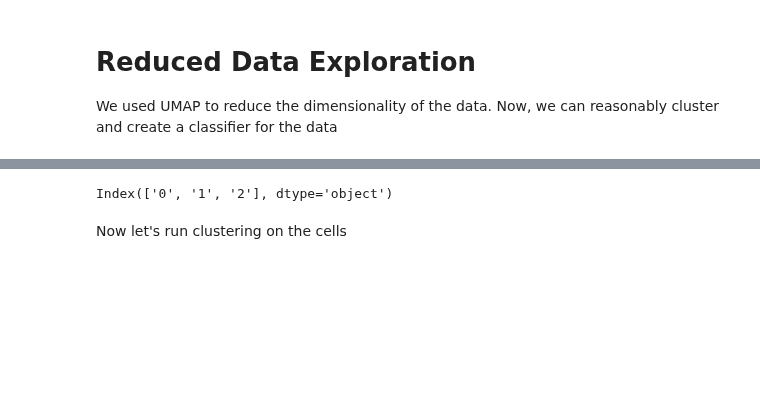
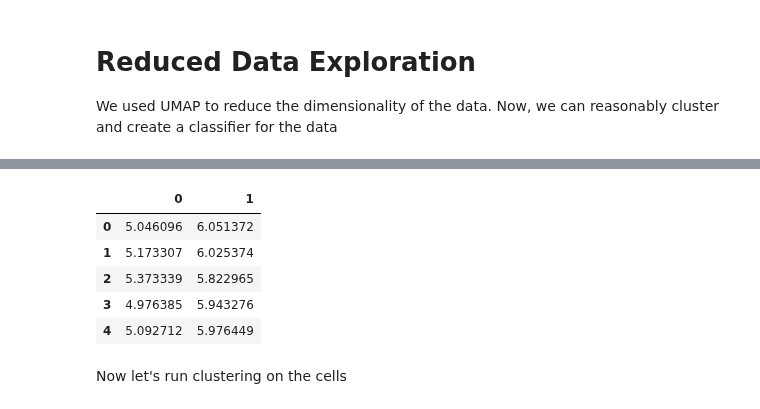
Before and after one commit to jlehrer1/comparative-organoids, a Jupyter notebook: notebooks/reduced_data_exploration_01.ipynb, the cells around one changed output, grey strips where cells are left out. Saved outputs shown, nothing was run; the diff lists cells and outputs as text; code cells hidden in the pictures; blank space fills up the shorter version.

```diff
--- a/notebooks/reduced_data_exploration_01.ipynb
+++ b/notebooks/reduced_data_exploration_01.ipynb
@@ -26,7 +27,12 @@ prim_umap = pd.read_csv('../data/processed/primary_reduction_neighbors_50_compon
 # %%
-prim_umap.columns
+prim_umap.head()
 # %% [output]
-Index(['0', '1', '2'], dtype='object')
+|  | 0 | 1 |
+| 0 | 5.046096 | 6.051372 |
+| 1 | 5.173307 | 6.025374 |
+| 2 | 5.373339 | 5.822965 |
+| 3 | 4.976385 | 5.943276 |
+| 4 | 5.092712 | 5.976449 |
 # %% [markdown]
 Now let's run clustering on the cells
 # %%
```
Also changed, not shown: parts of 8 cells of this notebook, 5 other files.
